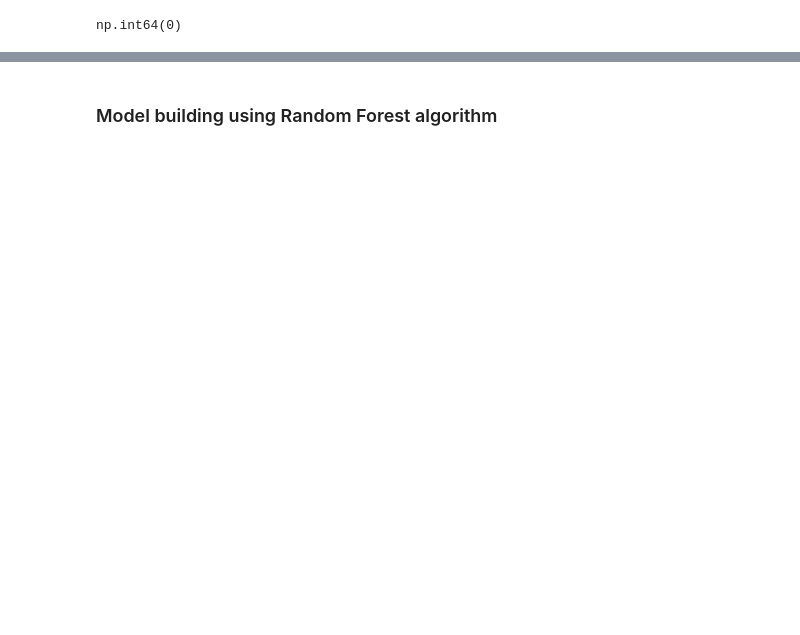
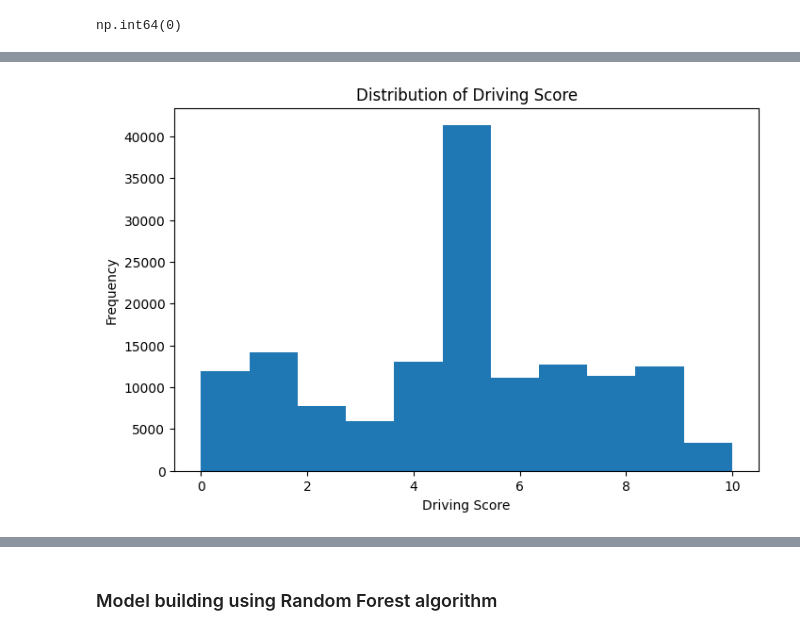
Before and after one commit to Shrawani-DS/ev-intelligence-system, a Jupyter notebook: notebook/ev_analysis.ipynb, the cells around one changed output, grey strips where cells are left out. Drawn from its saved outputs; the diff is of its cells as text; code cells hidden in the pictures; blank space fills up the shorter version.

Commit message:
Implement rule-based target engineering for driving style classification

```diff
--- a/notebook/ev_analysis.ipynb
+++ b/notebook/ev_analysis.ipynb
@@ -129,0 +386,10 @@ df['Driving_style'] = pd.cut(
+# %%
+# Calculate quartiles
+
+quantiles = df[target_features].quantile([0.25, 0.50, 0.75]).T
+# %%
+quantiles.columns = ["25th Percentile (Q1)",
+                     "50th Percentile (Median)",
+                     "75th Percentile (Q3)"]
+
+quantiles.style.format("{:.2f}")
@@ -129,0 +427,10 @@ df['Driving_style'] = pd.cut(
+# %%
+thresholds = {
+    feature: {
+        "Q1": quantiles.loc[feature, "25th Percentile (Q1)"],
+        "Q3": quantiles.loc[feature, "75th Percentile (Q3)"]
+    }
+    for feature in quantiles.index
+}
+
+thresholds
@@ -129,0 +511,12 @@ df['Driving_style'] = pd.cut(
+# %%
+score_columns = [
+    "Accel_score",
+    "Speed_score",
+    "Torque_score",
+    "Power_score",
+    "Current_score"
+]
+
+df["Driving_Score"] = df[score_columns].sum(axis=1)
+
+df["Driving_Score"].describe()
@@ -129,0 +549,14 @@ df['Driving_style'] = pd.cut(
+# %%
+import matplotlib.pyplot as plt
+
+plt.figure(figsize=(8,5))
+
+plt.hist(df["Driving_Score"], bins=11)
+
+plt.title("Distribution of Driving Score")
+plt.xlabel("Driving Score")
+plt.ylabel("Frequency")
+
+plt.show()
+# %% [output]
+[figure, added]
```
Also changed, not shown: parts of 66 cells of this notebook, 3 other files.
